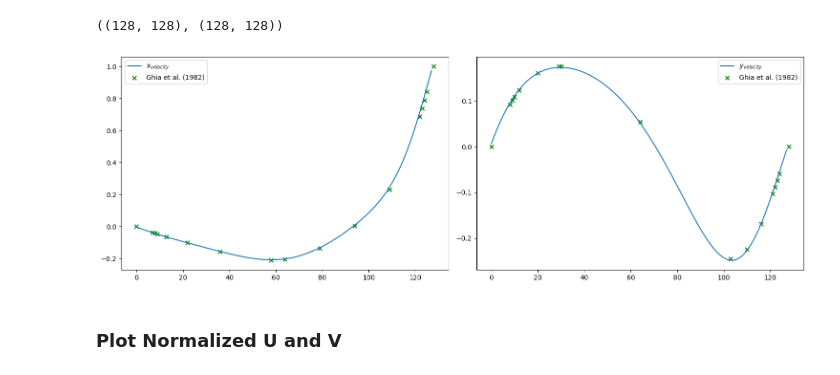
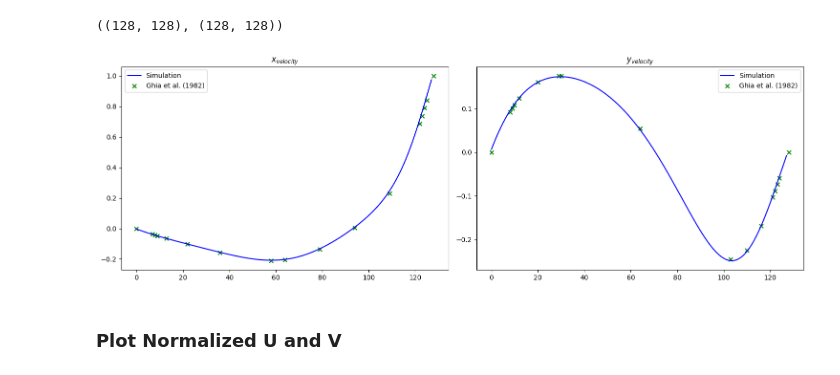
Before and after one commit to schneialexan/ba-thesis, a Jupyter notebook: data_gen_and_prep/v04_plots_for_paper.ipynb, the cells around one changed output. Drawn from its saved outputs; the diff is of its cells as text; code cells hidden in the pictures.

```diff
--- a/data_gen_and_prep/v04_plots_for_paper.ipynb
+++ b/data_gen_and_prep/v04_plots_for_paper.ipynb
@@ -137,21 +137,24 @@ u.shape, v.shape
 # %%
 fig, ax = plt.subplots(1, 2, figsize=(15, 5))
 
 u_middle_line = u[:, 64][::-1]
 v_middle_line = v[64, :]
 
-ax[0].plot(u_middle_line, label='$x_{velocity}$')
+ax[0].plot(u_middle_line, label='Simulation', color='blue')
+ax[0].set_title('$x_{velocity}$')
 ax[0].scatter(reference_ux_RE_100.keys(), reference_ux_RE_100.values(), label='Ghia et al. (1982)', marker='x', color='green')
 ax[0].legend()
 
-ax[1].plot(v_middle_line, label='$y_{velocity}$')
+ax[1].plot(v_middle_line, label='Simulation', color='blue')
+ax[1].set_title('$y_{velocity}$')
 ax[1].scatter(reference_uy_RE_100.keys(), reference_uy_RE_100.values(), label='Ghia et al. (1982)', marker='x', color='green')
 ax[1].legend()
 
 plt.tight_layout()
+plt.savefig(f'{OUTPUT_IMAGE_PATH}/ghia.png')
 plt.show()
 # %% [output]
-[figure, old version]
+[figure, new version]
 # %% [markdown]
 ### Plot Normalized U and V
 # %%
```
Also changed, not shown: parts of 3 cells of this notebook, 10 other files.
